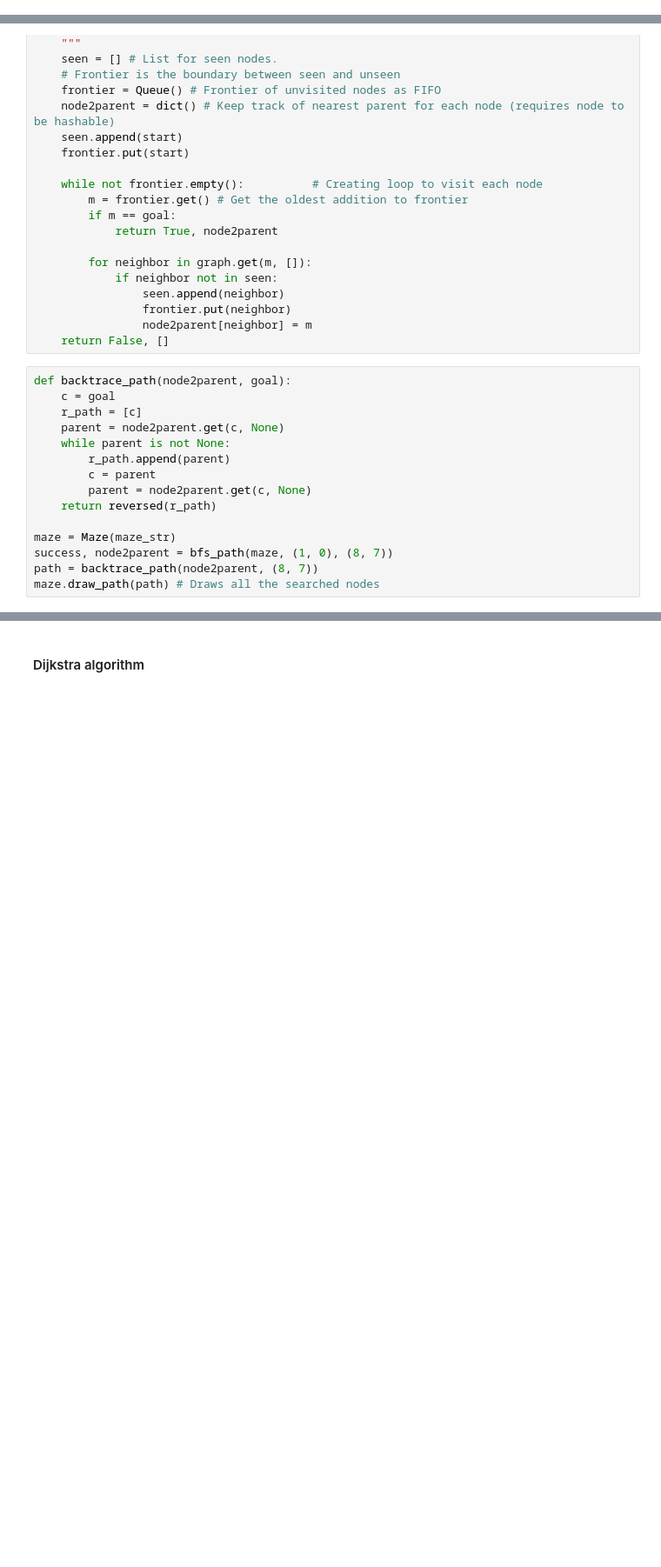
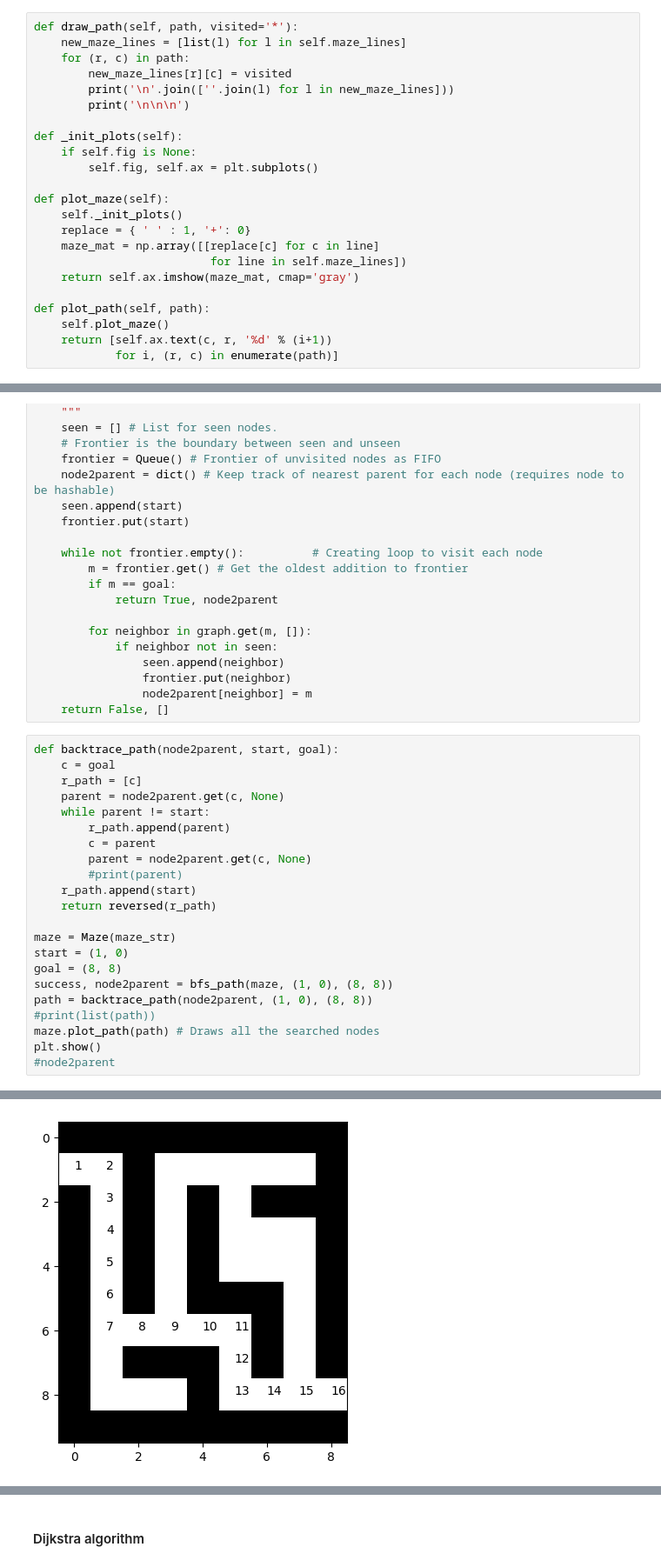
Before and after one commit to wecacuee/ECE417-F24-Mobile-Robots, a Jupyter notebook: docs/notebooks/01-1901-discrete-planning/Discrete Planning.ipynb, the cells around one changed output, grey strips where cells are left out. Shown at 87% size. Cells and saved outputs as stored; diff of their text form; blank space fills up the shorter version.

```diff
--- a/docs/notebooks/01-1901-discrete-planning/Discrete Planning.ipynb
+++ b/docs/notebooks/01-1901-discrete-planning/Discrete Planning.ipynb
@@ -94,0 +426,23 @@ Following is the Depth-First Search path
+# %%
+def draw_path(self, path, visited='*'):
+    new_maze_lines = [list(l) for l in self.maze_lines]
+    for (r, c) in path:
+        new_maze_lines[r][c] = visited
+        print('\n'.join([''.join(l) for l in new_maze_lines]))
+        print('\n\n\n')
+
+def _init_plots(self):
+    if self.fig is None:
+        self.fig, self.ax = plt.subplots()
+
+def plot_maze(self):
+    self._init_plots()
+    replace = { ' ' : 1, '+': 0}
+    maze_mat = np.array([[replace[c] for c in line]
+                          for line in self.maze_lines])
+    return self.ax.imshow(maze_mat, cmap='gray')
+
+def plot_path(self, path):
+    self.plot_maze()
+    return [self.ax.text(c, r, '%d' % (i+1))
+            for i, (r, c) in enumerate(path)]
@@ -165,18 +521,25 @@ def bfs_path(graph, start, goal):
                 node2parent[neighbor] = m
     return False, []
 # %%
-def backtrace_path(node2parent, goal):
+def backtrace_path(node2parent, start, goal):
     c = goal
     r_path = [c]
     parent = node2parent.get(c, None)
-    while parent is not None:
+    while parent != start:
         r_path.append(parent)
         c = parent
         parent = node2parent.get(c, None)
+        #print(parent)
+    r_path.append(start)
     return reversed(r_path)
 
 maze = Maze(maze_str)
-success, node2parent = bfs_path(maze, (1, 0), (8, 7))
-path = backtrace_path(node2parent, (8, 7))
-maze.draw_path(path) # Draws all the searched nodes
+start = (1, 0)
+goal = (8, 8)
+success, node2parent = bfs_path(maze, (1, 0), (8, 8))
+path = backtrace_path(node2parent, (1, 0), (8, 8))
+#print(list(path))
+maze.plot_path(path) # Draws all the searched nodes
+plt.show()
+#node2parent
 # %% [output]
@@ -199,0 +546 @@ maze.draw_path(path) # Draws all the searched nodes
+[figure, added]
```
Also changed, not shown: parts of 26 cells of this notebook, 6 other files.
